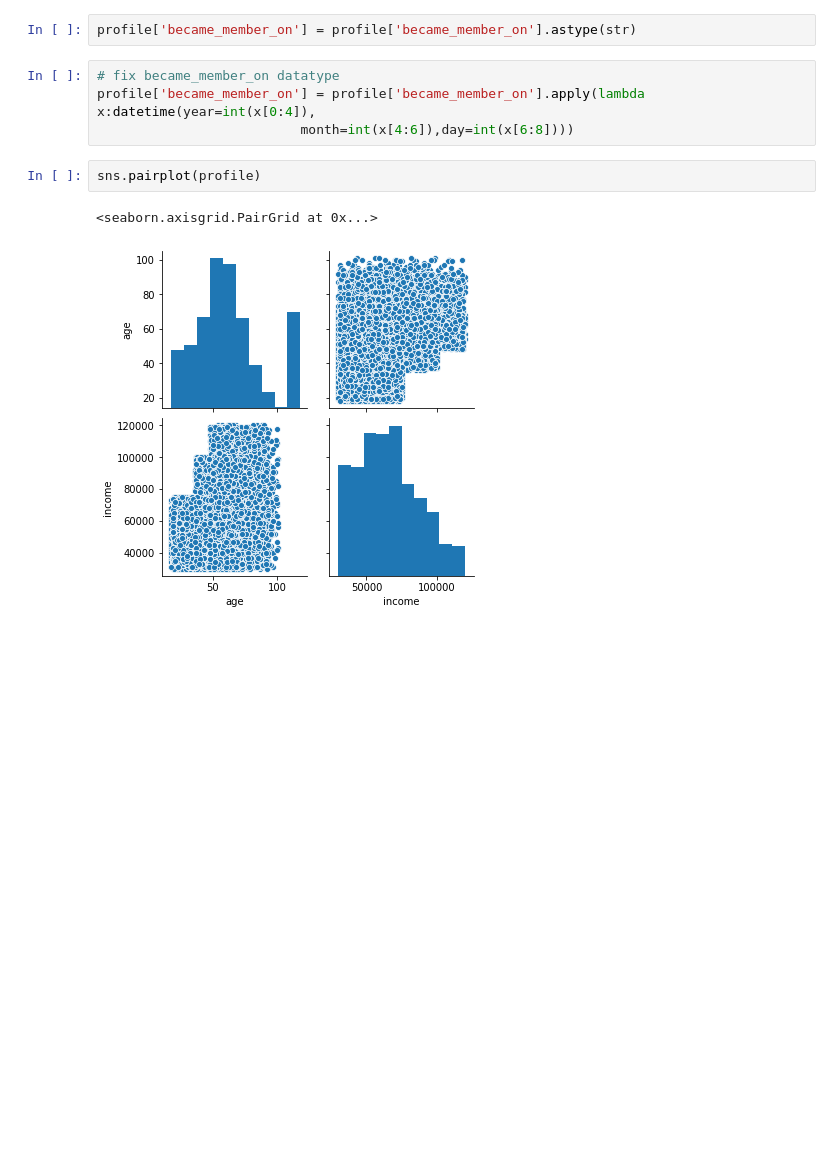
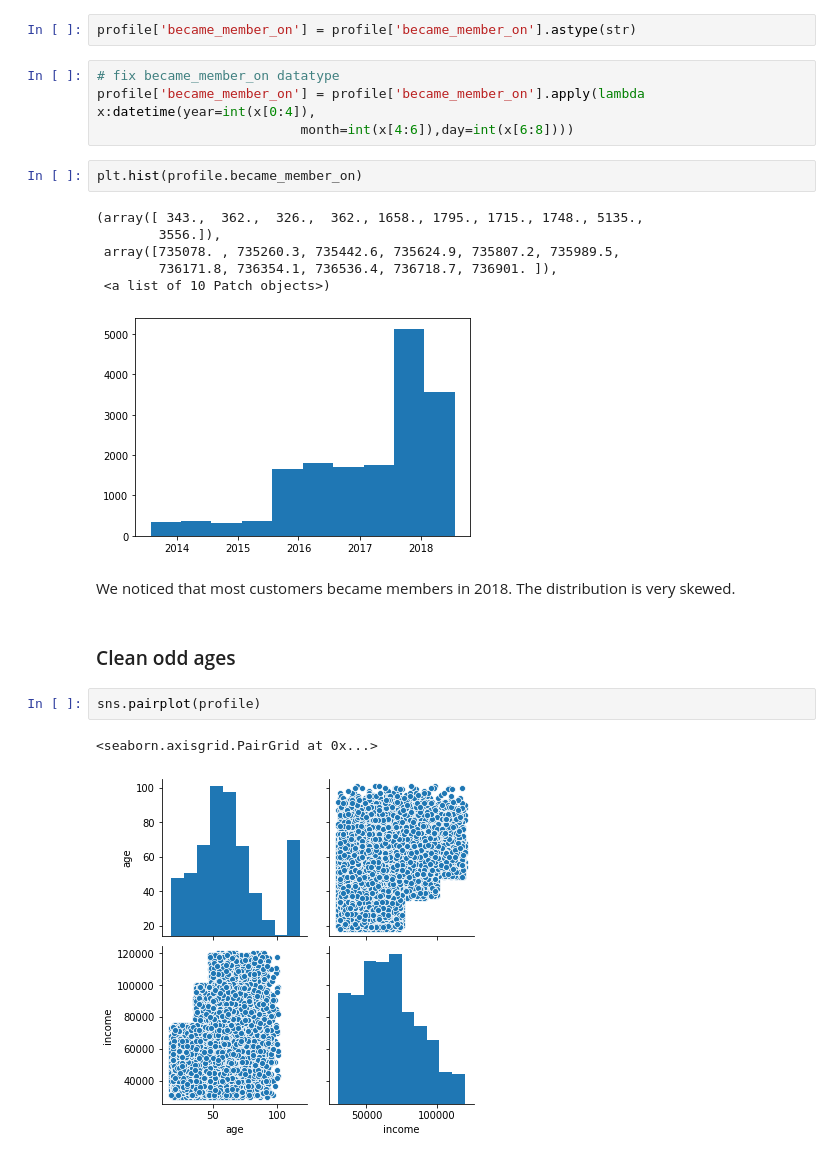
Before and after one commit to tanyayt/udacity_data_scientist, a Jupyter notebook: starbucks_optimizing_app_offers/Starbucks_Capstone_notebook.ipynb, the cells around one changed output. Cells and saved outputs as stored; diff of their text form; blank space fills up the shorter version.

```diff
--- a/starbucks_optimizing_app_offers/Starbucks_Capstone_notebook.ipynb
+++ b/starbucks_optimizing_app_offers/Starbucks_Capstone_notebook.ipynb
@@ -187,6 +251,19 @@ profile['became_member_on'] = profile['became_member_on'].astype(str)
 # fix became_member_on datatype
 profile['became_member_on'] = profile['became_member_on'].apply(lambda x:datetime(year=int(x[0:4]),
                           month=int(x[4:6]),day=int(x[6:8])))
+# %%
+plt.hist(profile.became_member_on)
+# %% [output]
+(array([ 343.,  362.,  326.,  362., 1658., 1795., 1715., 1748., 5135.,
+        3556.]),
+ array([735078. , 735260.3, 735442.6, 735624.9, 735807.2, 735989.5,
+        736171.8, 736354.1, 736536.4, 736718.7, 736901. ]),
+ <a list of 10 Patch objects>)
+[figure, added]
+# %% [markdown]
+We noticed that most customers became members in 2018. The distribution is very skewed.
+# %% [markdown]
+### Clean odd ages
 # %%
 sns.pairplot(profile)
 # %% [output]
```
Also changed, not shown: parts of 78 cells of this notebook.
